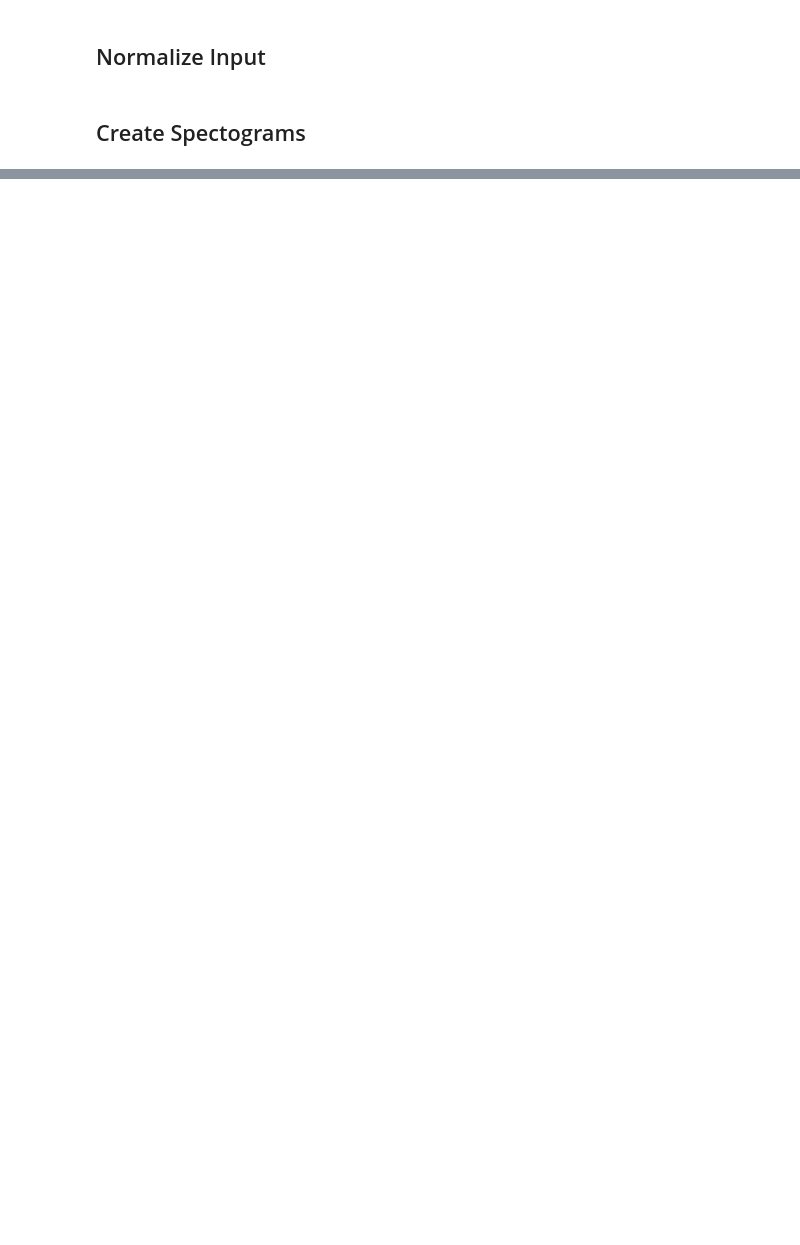
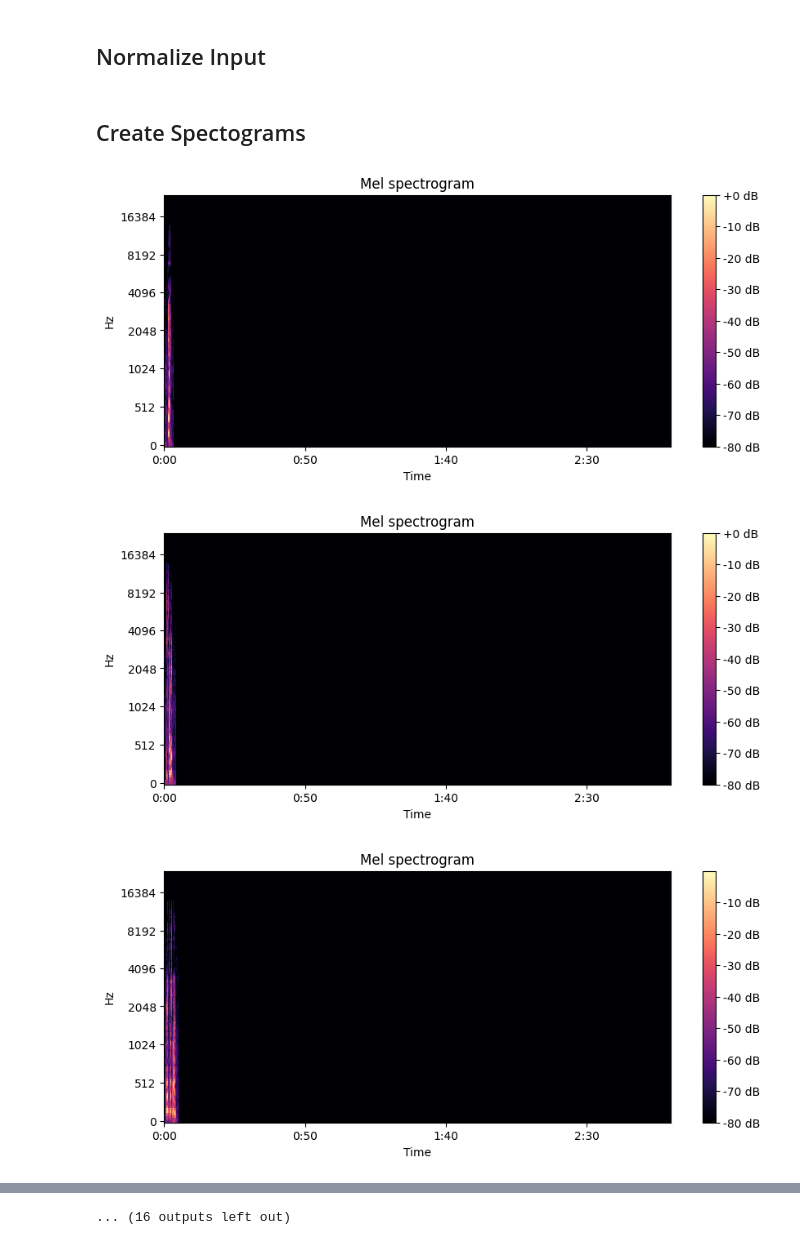
Before and after one commit to QuintineSol/DeepLearning, a Jupyter notebook: project.ipynb, the cells around one changed output, grey strips where cells are left out. Cells and saved outputs as stored; diff of their text form; code cells hidden in the pictures; blank space fills up the shorter version.

Commit message:
created mel spectograms (but they look weird)

```diff
--- a/project.ipynb
+++ b/project.ipynb
@@ -278,3 +277,42 @@ First few elements of y_all: ['dutch' 'dutch' 'dutch' 'dutch' 'dutch']
 ## Normalize Input
 # %% [markdown]
 ## Create Spectograms
+# %%
+def compute_mel_spectograms(X, sampling_rate):
+    """
+    Computes the Mel spectogram for all audio clips in X.
+    """
+    spectograms = []
+
+    for x in X:
+        # Compute Mel spectrogram
+        S = librosa.feature.melspectrogram(y=x, sr=sampling_rate)
+
+        # Convert to dB scale
+        S_db = librosa.power_to_db(S, ref=np.max)
+
+        spectograms.append(S_db)
+
+    return spectograms
+
+
+def visualize_mel_spectograms(spectograms, sampling_rate):
+    """
+    Creates a figure for all Mel Spectograms in spectograms.
+    """
+
+    for S_db in spectograms:
+        # Plot Mel spectrogram
+        plt.figure(figsize=(10, 4))
+        librosa.display.specshow(S_db, sr=sampling_rate, x_axis='time', y_axis='mel')
+        plt.colorbar(format='%+2.0f dB')
+        plt.title('Mel spectrogram')
+        plt.show()
+# %%
+
+specs = compute_mel_spectograms(X_all, sampling_rate)
+visualize_mel_spectograms(specs, sampling_rate)
+# %% [output]
+[figure, added]
+[figure, added]
+[figure, added]
@@ -280,0 +328 @@ First few elements of y_all: ['dutch' 'dutch' 'dutch' 'dutch' 'dutch']
+... (16 outputs left out)
```
Also changed, not shown: parts of 4 cells of this notebook.
